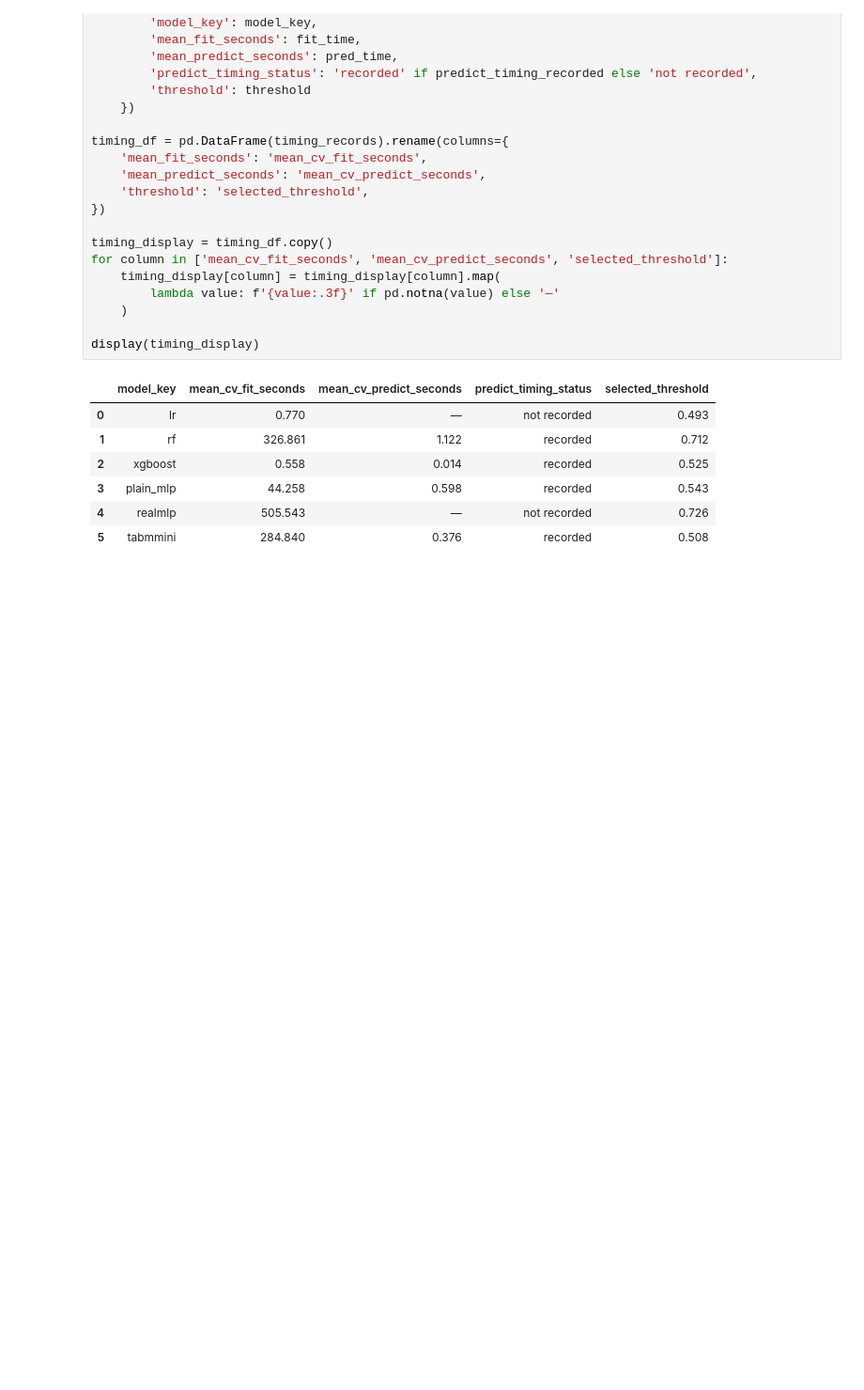
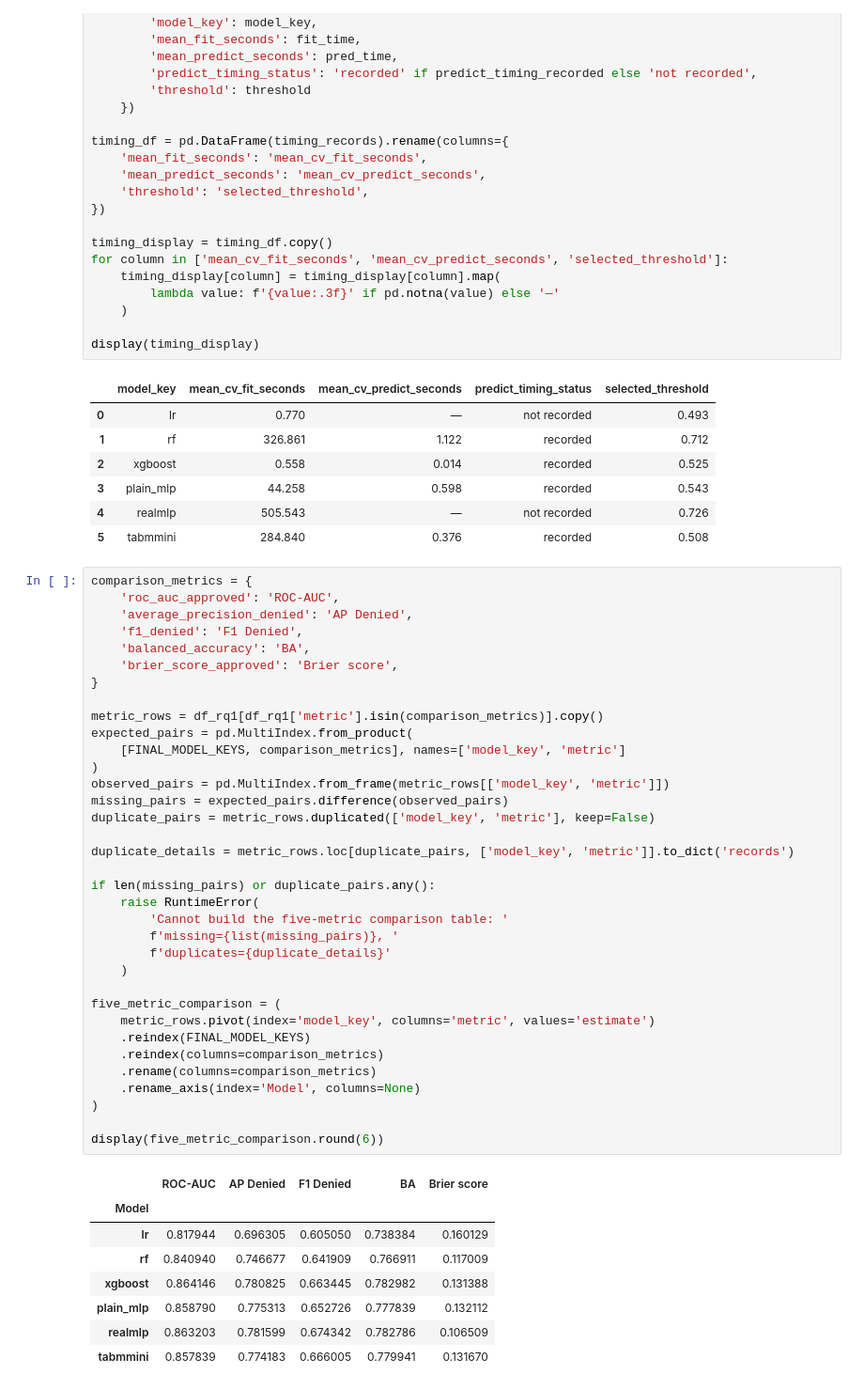
Before and after one commit to DAP391m-Group12/DAP391m, a Jupyter notebook: notebooks/dataset_b/07_model_total_review.ipynb, the cells around one changed output. Shown at 94% size. Cells and saved outputs as stored; diff of their text form; blank space fills up the shorter version.

```diff
--- a/notebooks/dataset_b/07_model_total_review.ipynb
+++ b/notebooks/dataset_b/07_model_total_review.ipynb
@@ -331,3 +331,47 @@ display(timing_display)
 | 3 | plain_mlp | 44.258 | 0.598 | recorded | 0.543 |
 | 4 | realmlp | 505.543 | — | not recorded | 0.726 |
 | 5 | tabmmini | 284.840 | 0.376 | recorded | 0.508 |
+# %%
+comparison_metrics = {
+    'roc_auc_approved': 'ROC-AUC',
+    'average_precision_denied': 'AP Denied',
+    'f1_denied': 'F1 Denied',
+    'balanced_accuracy': 'BA',
+    'brier_score_approved': 'Brier score',
+}
+
+metric_rows = df_rq1[df_rq1['metric'].isin(comparison_metrics)].copy()
+expected_pairs = pd.MultiIndex.from_product(
+    [FINAL_MODEL_KEYS, comparison_metrics], names=['model_key', 'metric']
+)
+observed_pairs = pd.MultiIndex.from_frame(metric_rows[['model_key', 'metric']])
+missing_pairs = expected_pairs.difference(observed_pairs)
+duplicate_pairs = metric_rows.duplicated(['model_key', 'metric'], keep=False)
+
+duplicate_details = metric_rows.loc[duplicate_pairs, ['model_key', 'metric']].to_dict('records')
+
+if len(missing_pairs) or duplicate_pairs.any():
+    raise RuntimeError(
+        'Cannot build the five-metric comparison table: '
+        f'missing={list(missing_pairs)}, '
+        f'duplicates={duplicate_details}'
+    )
+
+five_metric_comparison = (
+    metric_rows.pivot(index='model_key', columns='metric', values='estimate')
+    .reindex(FINAL_MODEL_KEYS)
+    .reindex(columns=comparison_metrics)
+    .rename(columns=comparison_metrics)
+    .rename_axis(index='Model', columns=None)
+)
+
+display(five_metric_comparison.round(6))
+# %% [output]
+|  | ROC-AUC | AP Denied | F1 Denied | BA | Brier score |
+| Model |  |  |  |  |  |
+| lr | 0.817944 | 0.696305 | 0.605050 | 0.738384 | 0.160129 |
+| rf | 0.840940 | 0.746677 | 0.641909 | 0.766911 | 0.117009 |
+| xgboost | 0.864146 | 0.780825 | 0.663445 | 0.782982 | 0.131388 |
+| plain_mlp | 0.858790 | 0.775313 | 0.652726 | 0.777839 | 0.132112 |
+| realmlp | 0.863203 | 0.781599 | 0.674342 | 0.782786 | 0.106509 |
+| tabmmini | 0.857839 | 0.774183 | 0.666005 | 0.779941 | 0.131670 |
```
Also changed, not shown: parts of 2 cells of this notebook.
